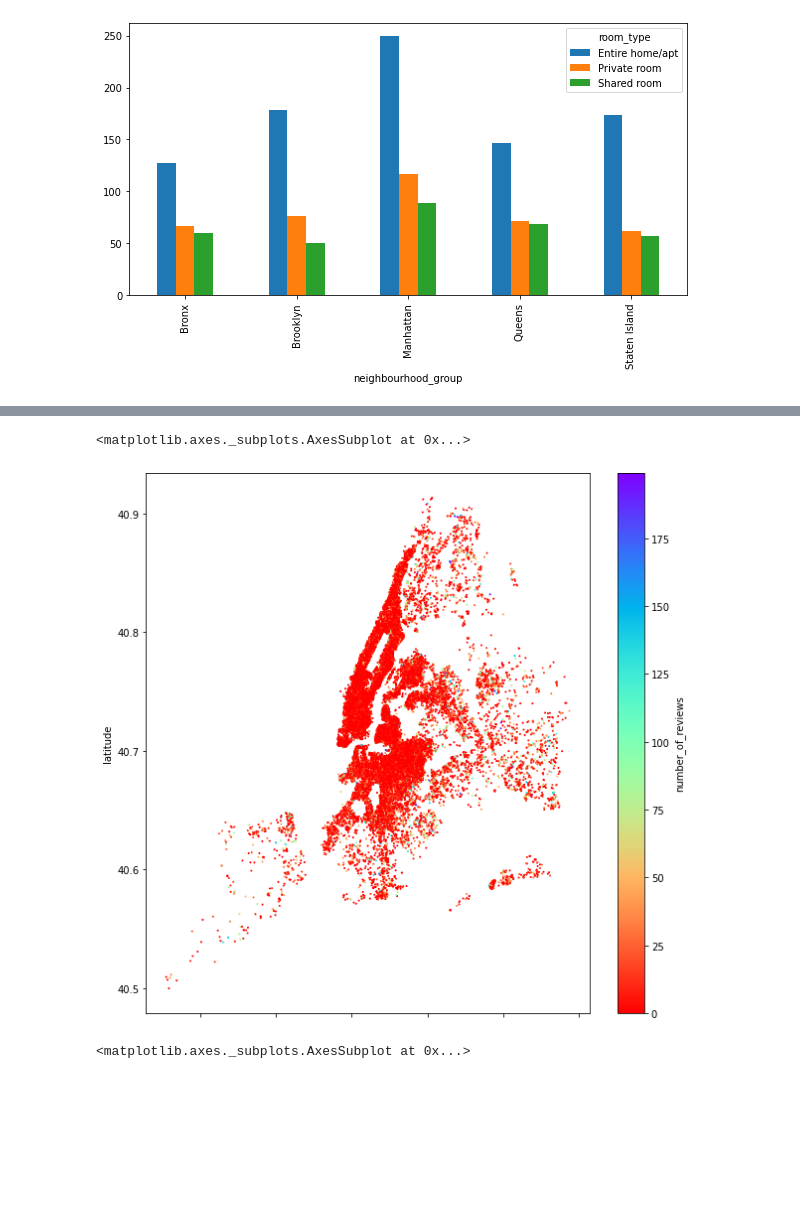
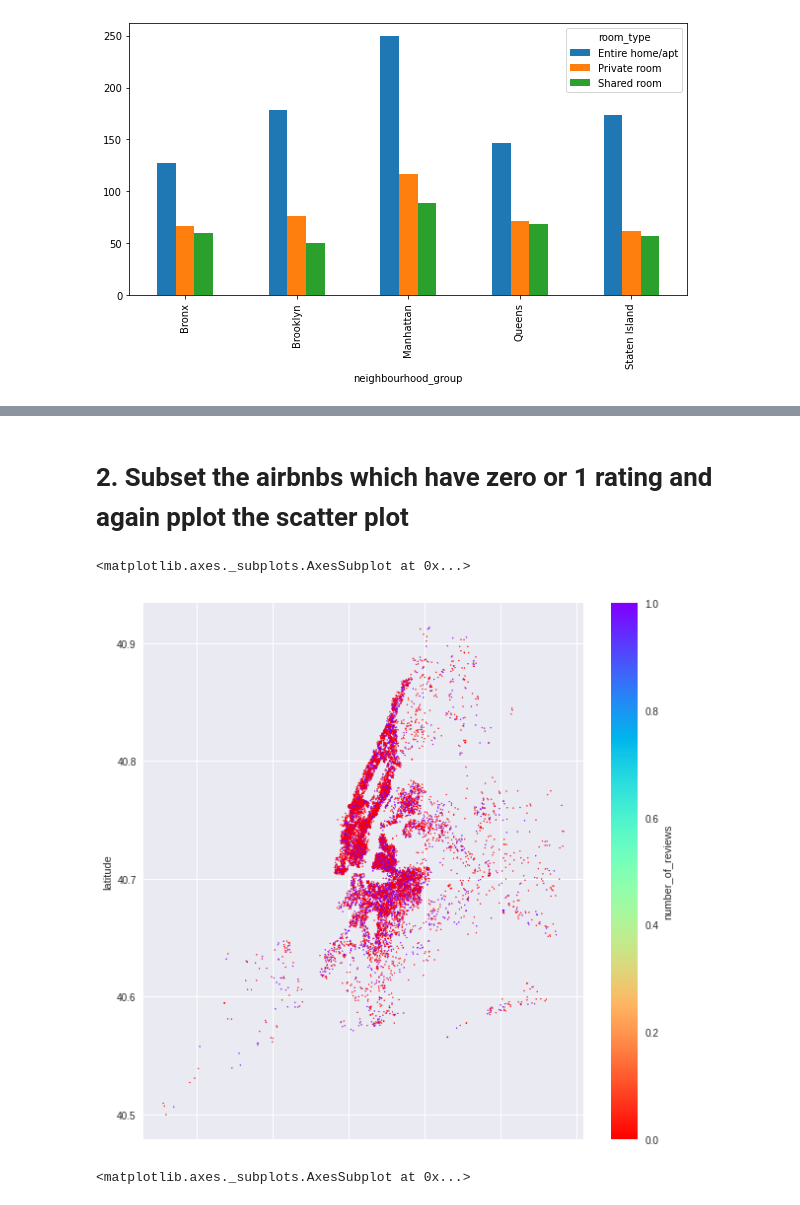
Before and after one commit to khannana/airbnb_EDA_project_1, a Jupyter notebook: Copy_of_Airbnb_Bookings_Analysis_Capstone_Project.ipynb, the cells around one changed output, grey strips where cells are left out. Saved outputs shown, nothing was run; the diff lists cells and outputs as text; code cells hidden in the pictures; blank space fills up the shorter version.

```diff
--- a/Copy_of_Airbnb_Bookings_Analysis_Capstone_Project.ipynb
+++ b/Copy_of_Airbnb_Bookings_Analysis_Capstone_Project.ipynb
@@ -283 +356,9 @@ pd.pivot_table(neighbourhood_group_n_room_type_price_df, index ="neighbourhood_g
+# %% [markdown]
+# 2. Subset the airbnbs which have zero or 1 rating and again pplot the scatter plot
+# %%
+airbnb_reviews_df= airbnb_df[(airbnb_df["number_of_reviews"] == 0) | (airbnb_df["number_of_reviews"] == 1) ]
+airbnb_reviews_df.plot.scatter(x = "longitude", y = "latitude", c ="number_of_reviews", cmap = plt.get_cmap("rainbow_r"), s = 1, figsize = (10,10))
+# %% [output]
+<matplotlib.axes._subplots.AxesSubplot at 0x...>
+[figure, added]
 # %%
@@ -285,5 +365,0 @@ airbnb_reviews_df= airbnb_df[airbnb_df["number_of_reviews"] < 200]
-# %%
-airbnb_reviews_df.plot.scatter(x = "longitude", y = "latitude", c ="number_of_reviews", cmap = plt.get_cmap("rainbow_r"), s = 1, figsize = (10,10))
-# %% [output]
-<matplotlib.axes._subplots.AxesSubplot at 0x...>
-[figure, removed]
```
Also changed, not shown: parts of 29 cells of this notebook.
